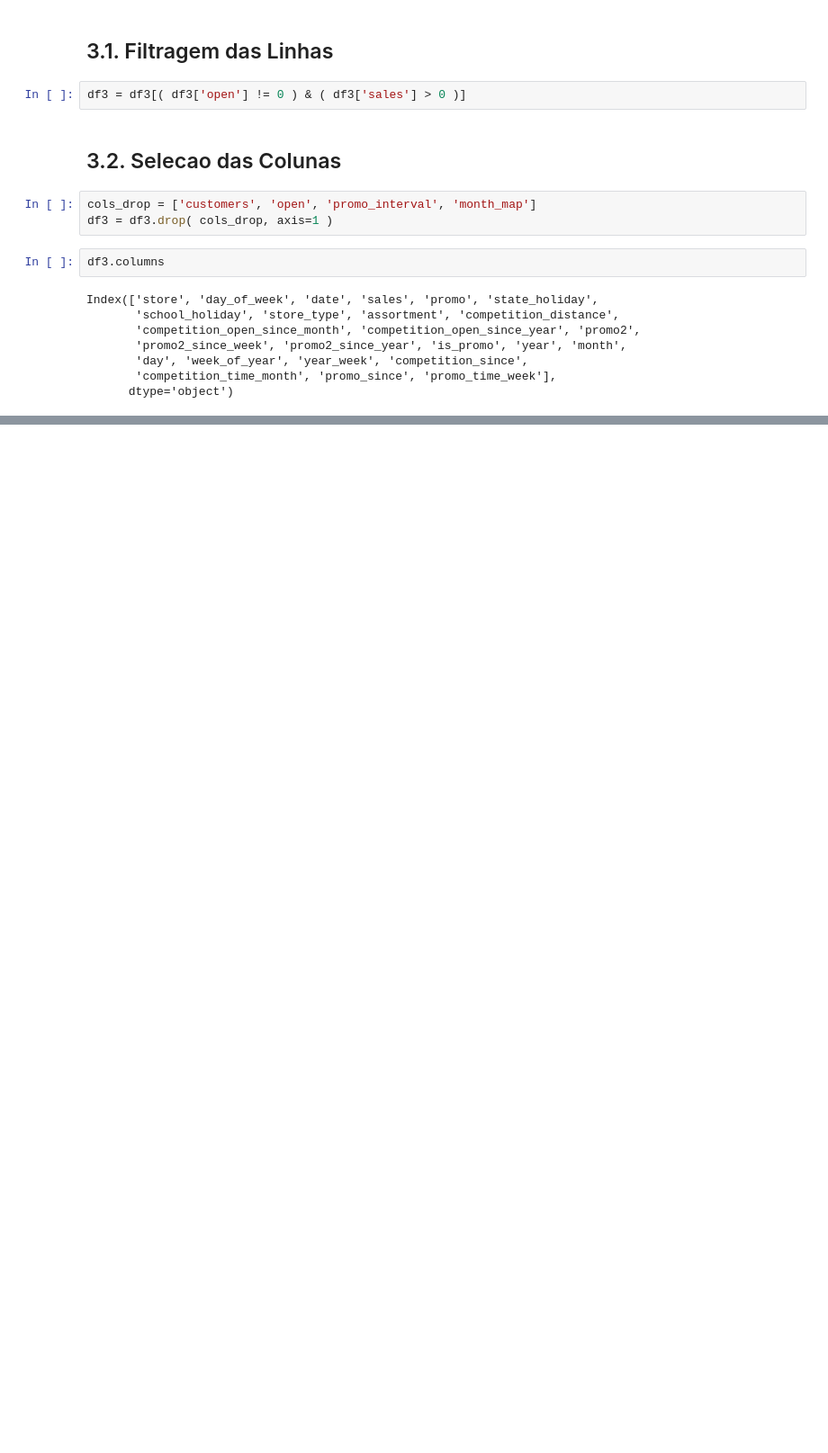
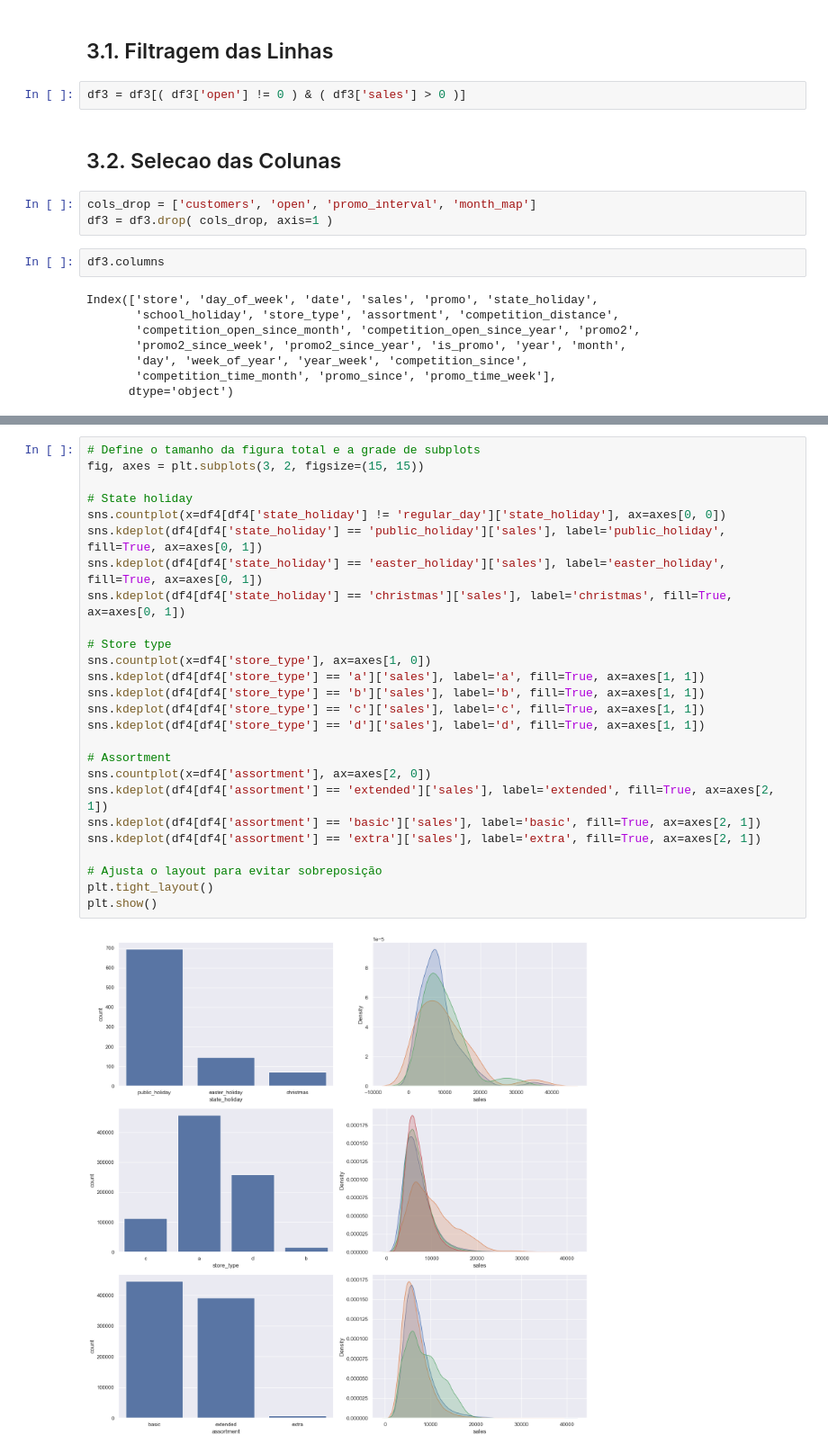
Before and after one commit to HugogabrielDS/rossmann_store_sales, a Jupyter notebook: sales_store_prediction.ipynb, the cells around one changed output, grey strips where cells are left out. Shown: that part at 90% size. Saved outputs shown, nothing was run; the diff lists cells and outputs as text; blank space fills up the shorter version.

```diff
--- a/sales_store_prediction.ipynb
+++ b/sales_store_prediction.ipynb
@@ -405,0 +433,28 @@ Index(['store', 'day_of_week', 'date', 'sales', 'promo', 'state_holiday',
+# %%
+# Define o tamanho da figura total e a grade de subplots
+fig, axes = plt.subplots(3, 2, figsize=(15, 15))
+
+# State holiday
+sns.countplot(x=df4[df4['state_holiday'] != 'regular_day']['state_holiday'], ax=axes[0, 0])
+sns.kdeplot(df4[df4['state_holiday'] == 'public_holiday']['sales'], label='public_holiday', fill=True, ax=axes[0, 1])
+sns.kdeplot(df4[df4['state_holiday'] == 'easter_holiday']['sales'], label='easter_holiday', fill=True, ax=axes[0, 1])
+sns.kdeplot(df4[df4['state_holiday'] == 'christmas']['sales'], label='christmas', fill=True, ax=axes[0, 1])
+
+# Store type
+sns.countplot(x=df4['store_type'], ax=axes[1, 0])
+sns.kdeplot(df4[df4['store_type'] == 'a']['sales'], label='a', fill=True, ax=axes[1, 1])
+sns.kdeplot(df4[df4['store_type'] == 'b']['sales'], label='b', fill=True, ax=axes[1, 1])
+sns.kdeplot(df4[df4['store_type'] == 'c']['sales'], label='c', fill=True, ax=axes[1, 1])
+sns.kdeplot(df4[df4['store_type'] == 'd']['sales'], label='d', fill=True, ax=axes[1, 1])
+
+# Assortment
+sns.countplot(x=df4['assortment'], ax=axes[2, 0])
+sns.kdeplot(df4[df4['assortment'] == 'extended']['sales'], label='extended', fill=True, ax=axes[2, 1])
+sns.kdeplot(df4[df4['assortment'] == 'basic']['sales'], label='basic', fill=True, ax=axes[2, 1])
+sns.kdeplot(df4[df4['assortment'] == 'extra']['sales'], label='extra', fill=True, ax=axes[2, 1])
+
+# Ajusta o layout para evitar sobreposição
+plt.tight_layout()
+plt.show()
+# %% [output]
+[figure, added]
```
Also changed, not shown: parts of 22 cells of this notebook.
